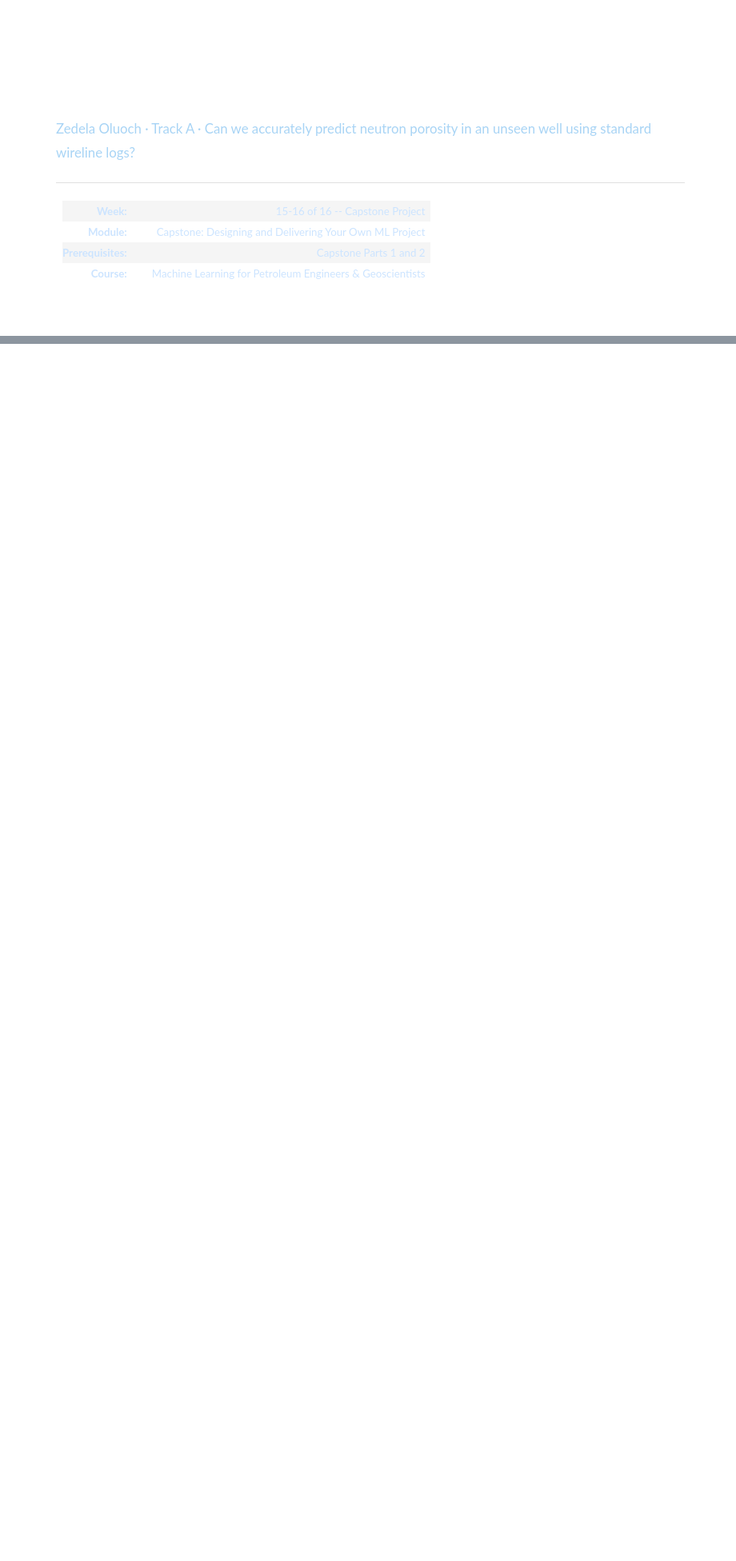
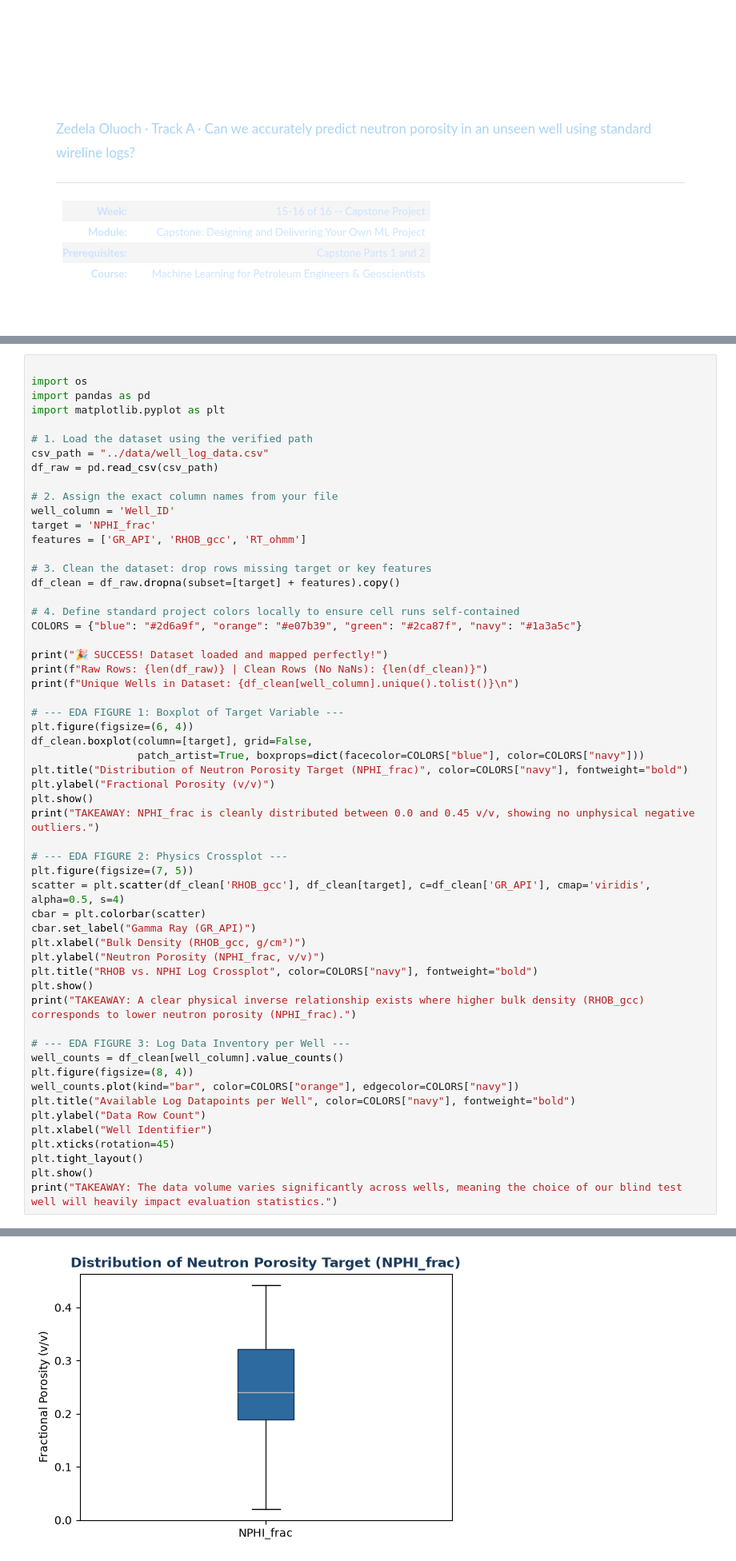
Before and after one commit to Zedela-code/ml-practice-notebooks, a Jupyter notebook: notebooks/capstone.ipynb, the cells around one changed output, grey strips where cells are left out. Shown at 80% size. Saved outputs shown, nothing was run; the diff lists cells and outputs as text; blank space fills up the shorter version.

```diff
--- a/notebooks/capstone.ipynb
+++ b/notebooks/capstone.ipynb
@@ -84,0 +80,57 @@ FileNotFoundError: [Errno 2] No such file or directory: '../data/well_log_data.c
+# %%
+
+import os
+import pandas as pd
+import matplotlib.pyplot as plt
+
+# 1. Load the dataset using the verified path
+csv_path = "../data/well_log_data.csv"
+df_raw = pd.read_csv(csv_path)
+
+# 2. Assign the exact column names from your file
+well_column = 'Well_ID'
+target = 'NPHI_frac'
+features = ['GR_API', 'RHOB_gcc', 'RT_ohmm']
+
+# 3. Clean the dataset: drop rows missing target or key features
+df_clean = df_raw.dropna(subset=[target] + features).copy()
+
+# 4. Define standard project colors locally to ensure cell runs self-contained
+COLORS = {"blue": "#2d6a9f", "orange": "#e07b39", "green": "#2ca87f", "navy": "#1a3a5c"}
+
+print("🎉 SUCCESS! Dataset loaded and mapped perfectly!")
+print(f"Raw Rows: {len(df_raw)} | Clean Rows (No NaNs): {len(df_clean)}")
+print(f"Unique Wells in Dataset: {df_clean[well_column].unique().tolist()}\n")
+
+# --- EDA FIGURE 1: Boxplot of Target Variable ---
+plt.figure(figsize=(6, 4))
+df_clean.boxplot(column=[target], grid=False,
+                 patch_artist=True, boxprops=dict(facecolor=COLORS["blue"], color=COLORS["navy"]))
+plt.title("Distribution of Neutron Porosity Target (NPHI_frac)", color=COLORS["navy"], fontweight="bold")
+plt.ylabel("Fractional Porosity (v/v)")
+plt.show()
+print("TAKEAWAY: NPHI_frac is cleanly distributed between 0.0 and 0.45 v/v, showing no unphysical negative outliers.")
+
+# --- EDA FIGURE 2: Physics Crossplot ---
+plt.figure(figsize=(7, 5))
+scatter = plt.scatter(df_clean['RHOB_gcc'], df_clean[target], c=df_clean['GR_API'], cmap='viridis', alpha=0.5, s=4)
+cbar = plt.colorbar(scatter)
+cbar.set_label("Gamma Ray (GR_API)")
+plt.xlabel("Bulk Density (RHOB_gcc, g/cm³)")
+plt.ylabel("Neutron Porosity (NPHI_frac, v/v)")
+plt.title("RHOB vs. NPHI Log Crossplot", color=COLORS["navy"], fontweight="bold")
+plt.show()
+print("TAKEAWAY: A clear physical inverse relationship exists where higher bulk density (RHOB_gcc) corresponds to lower neutron porosity (NPHI_frac).")
+
+# --- EDA FIGURE 3: Log Data Inventory per Well ---
+well_counts = df_clean[well_column].value_counts()
+plt.figure(figsize=(8, 4))
+well_counts.plot(kind="bar", color=COLORS["orange"], edgecolor=COLORS["navy"])
+plt.title("Available Log Datapoints per Well", color=COLORS["navy"], fontweight="bold")
+plt.ylabel("Data Row Count")
+plt.xlabel("Well Identifier")
+plt.xticks(rotation=45)
+plt.tight_layout()
+plt.show()
+print("TAKEAWAY: The data volume varies significantly across wells, meaning the choice of our blind test well will heavily impact evaluation statistics.")
+# %% [output]
@@ -84,0 +140 @@ FileNotFoundError: [Errno 2] No such file or directory: '../data/well_log_data.c
+[figure, added]
```
Also changed, not shown: parts of 16 cells of this notebook, 1 other file.
